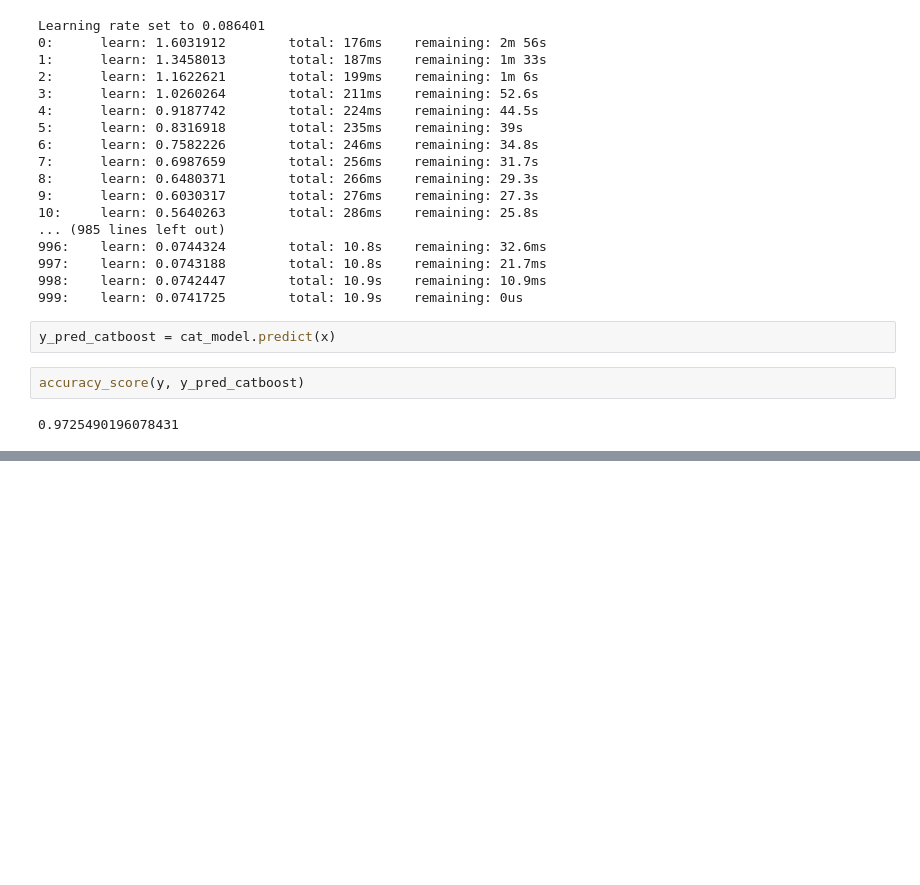
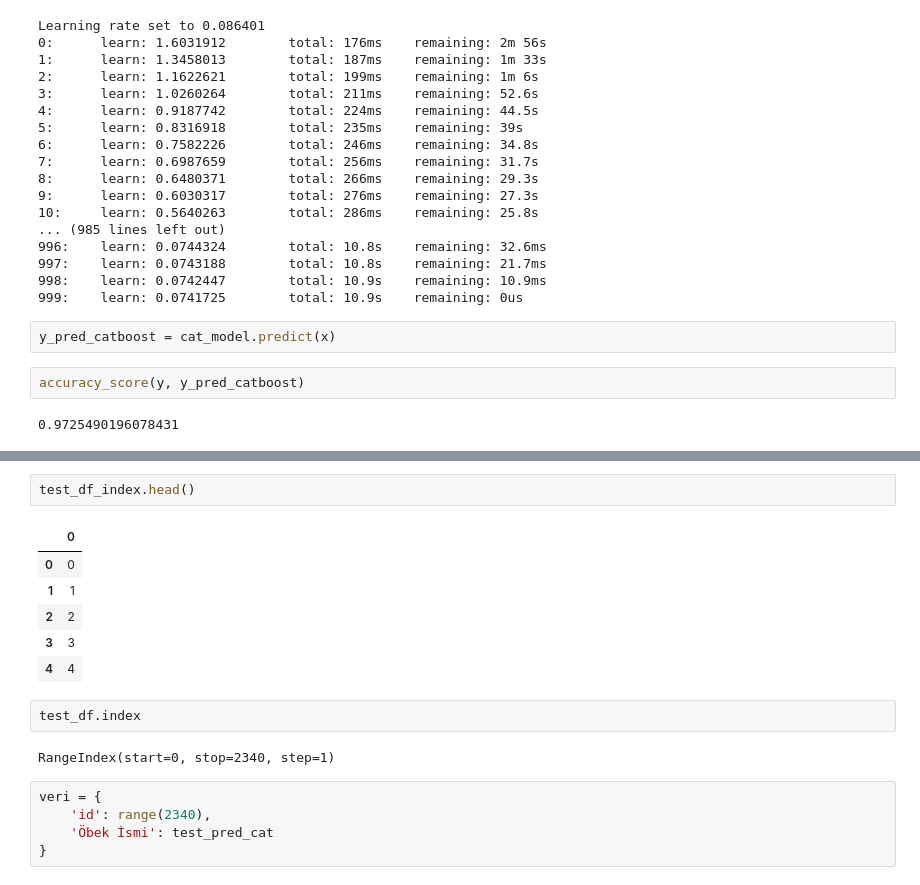
Before and after one commit to lte03/DATATHON2023, a Jupyter notebook: clasification.ipynb, the cells around one changed output, grey strips where cells are left out. Drawn from its saved outputs; the diff is of its cells as text; blank space fills up the shorter version.

```diff
--- a/clasification.ipynb
+++ b/clasification.ipynb
@@ -571,0 +610,18 @@ test_pred_cat=cat_model.predict(x)
+# %%
+test_df_index.head()
+# %% [output]
+|  | 0 |
+| 0 | 0 |
+| 1 | 1 |
+| 2 | 2 |
+| 3 | 3 |
+| 4 | 4 |
+# %%
+test_df.index
+# %% [output]
+RangeIndex(start=0, stop=2340, step=1)
+# %%
+veri = {
+    'id': range(2340),
+    'Öbek İsmi': test_pred_cat
+}
```
Also changed, not shown: parts of 9 cells of this notebook, 1 other file.
